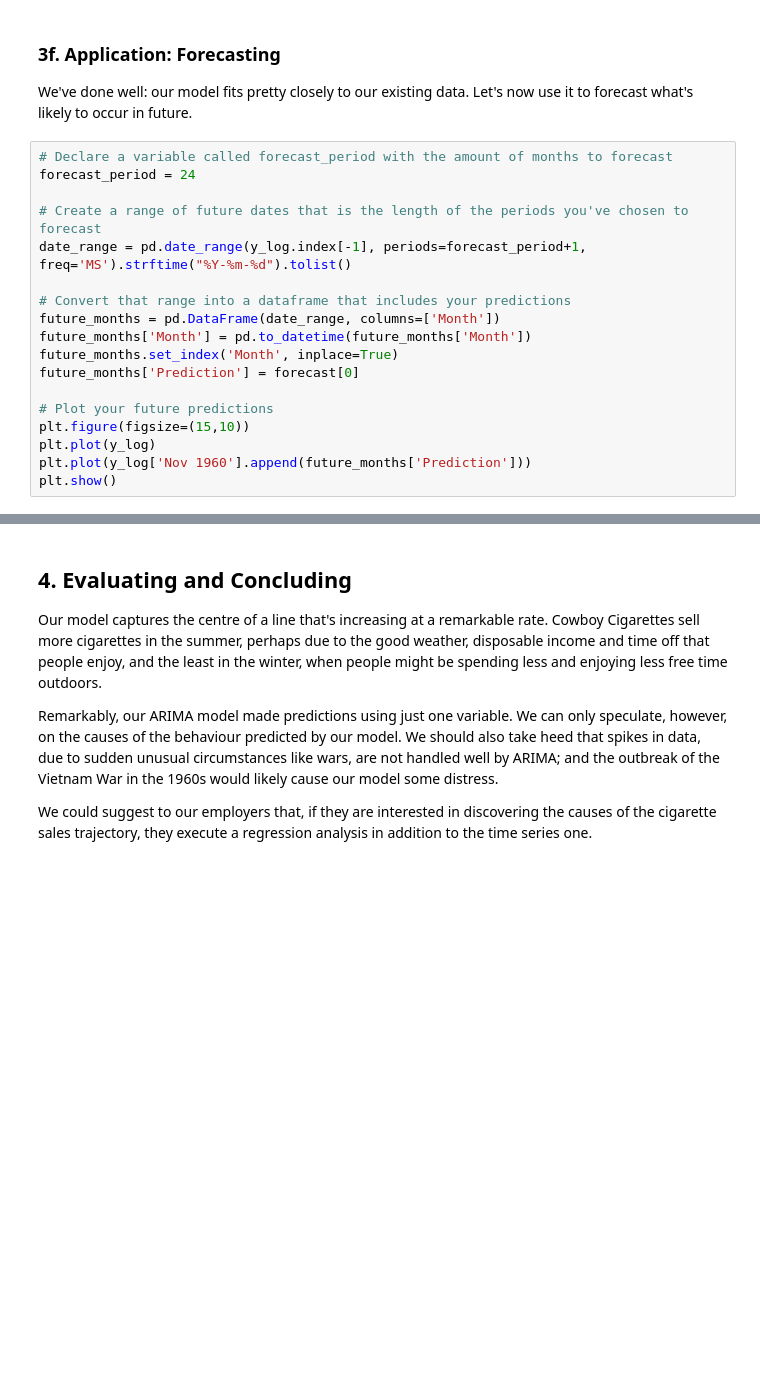
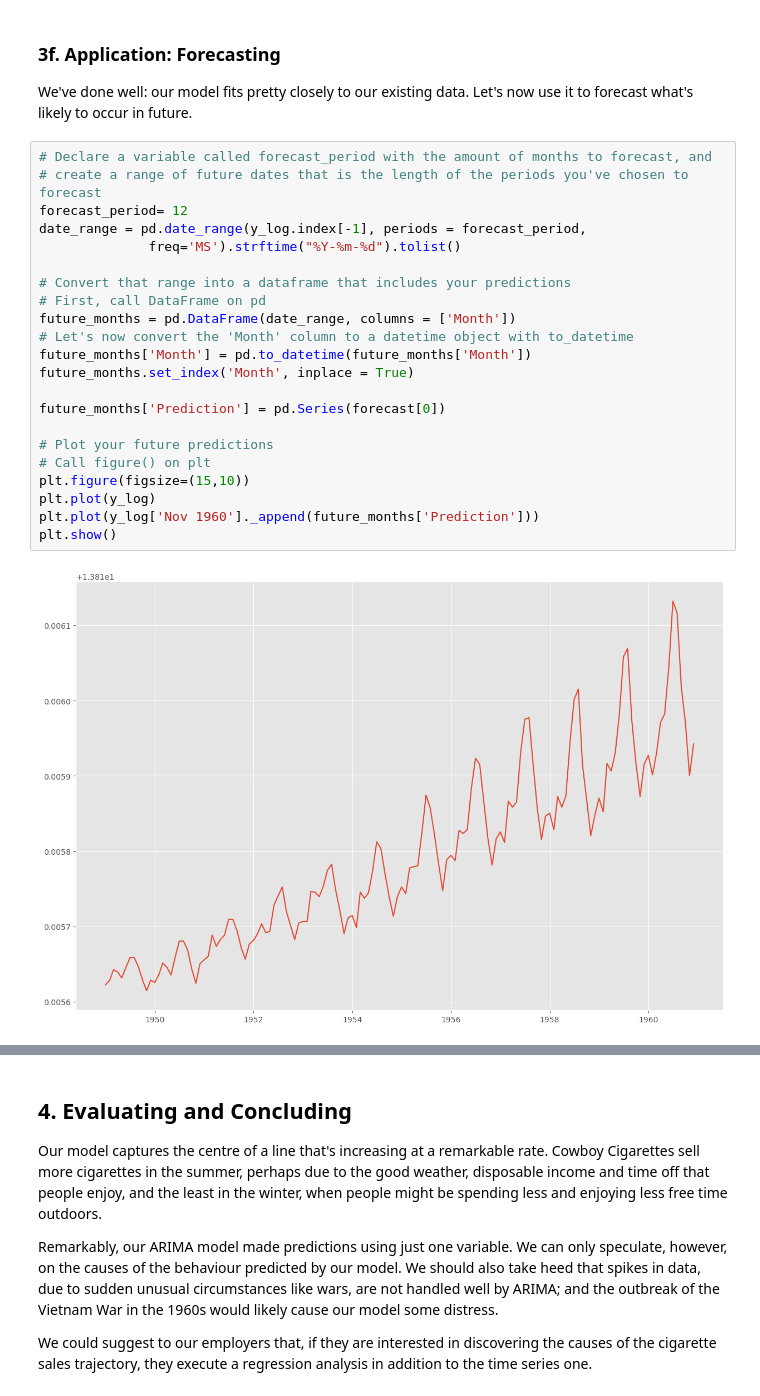
Before and after one commit to aysebsengul/Cowboy-Cigarettes-A-Time-Series-Investigation, a Jupyter notebook: Cowboy Cigarettes Case Study - Tier 3.ipynb, the cells around one changed output, grey strips where cells are left out. Drawn from its saved outputs; the diff is of its cells as text; blank space fills up the shorter version.

```diff
--- a/Cowboy Cigarettes Case Study - Tier 3.ipynb
+++ b/Cowboy Cigarettes Case Study - Tier 3.ipynb
@@ -489,20 +490,26 @@ Text(0.5, 1.0, 'Original Data vs ARIMA Model')
 
 We've done well: our model fits pretty closely to our existing data. Let's now use it to forecast what's likely to occur in future.
 # %%
-# Declare a variable called forecast_period with the amount of months to forecast
-forecast_period = 24
-
-# Create a range of future dates that is the length of the periods you've chosen to forecast
-date_range = pd.date_range(y_log.index[-1], periods=forecast_period+1, freq='MS').strftime("%Y-%m-%d").tolist()
+# Declare a variable called forecast_period with the amount of months to forecast, and
+# create a range of future dates that is the length of the periods you've chosen to forecast
+forecast_period= 12
+date_range = pd.date_range(y_log.index[-1], periods = forecast_period,
+              freq='MS').strftime("%Y-%m-%d").tolist()
 
 # Convert that range into a dataframe that includes your predictions
-future_months = pd.DataFrame(date_range, columns=['Month'])
+# First, call DataFrame on pd
+future_months = pd.DataFrame(date_range, columns = ['Month'])
+# Let's now convert the 'Month' column to a datetime object with to_datetime
 future_months['Month'] = pd.to_datetime(future_months['Month'])
-future_months.set_index('Month', inplace=True)
-future_months['Prediction'] = forecast[0]
+future_months.set_index('Month', inplace = True)
+
+future_months['Prediction'] = pd.Series(forecast[0])
 
 # Plot your future predictions
+# Call figure() on plt
 plt.figure(figsize=(15,10))
 plt.plot(y_log)
-plt.plot(y_log['Nov 1960'].append(future_months['Prediction']))
+plt.plot(y_log['Nov 1960']._append(future_months['Prediction']))
 plt.show()
+# %% [output]
+[figure, added]
```
Also changed, not shown: parts of 8 cells of this notebook.
